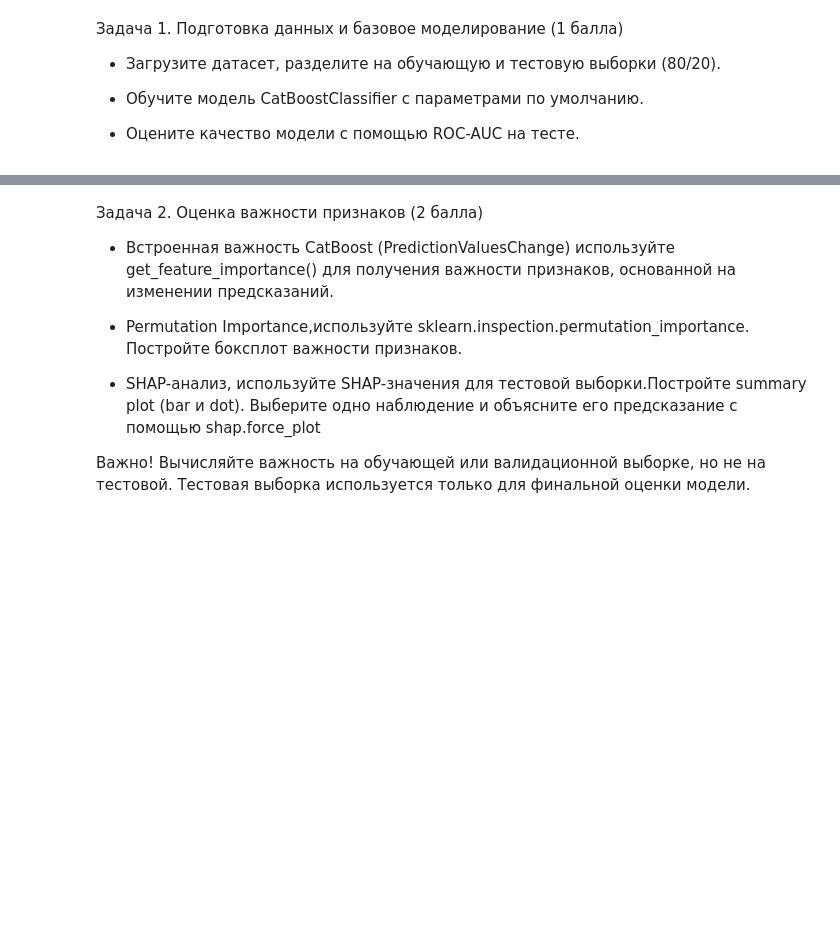
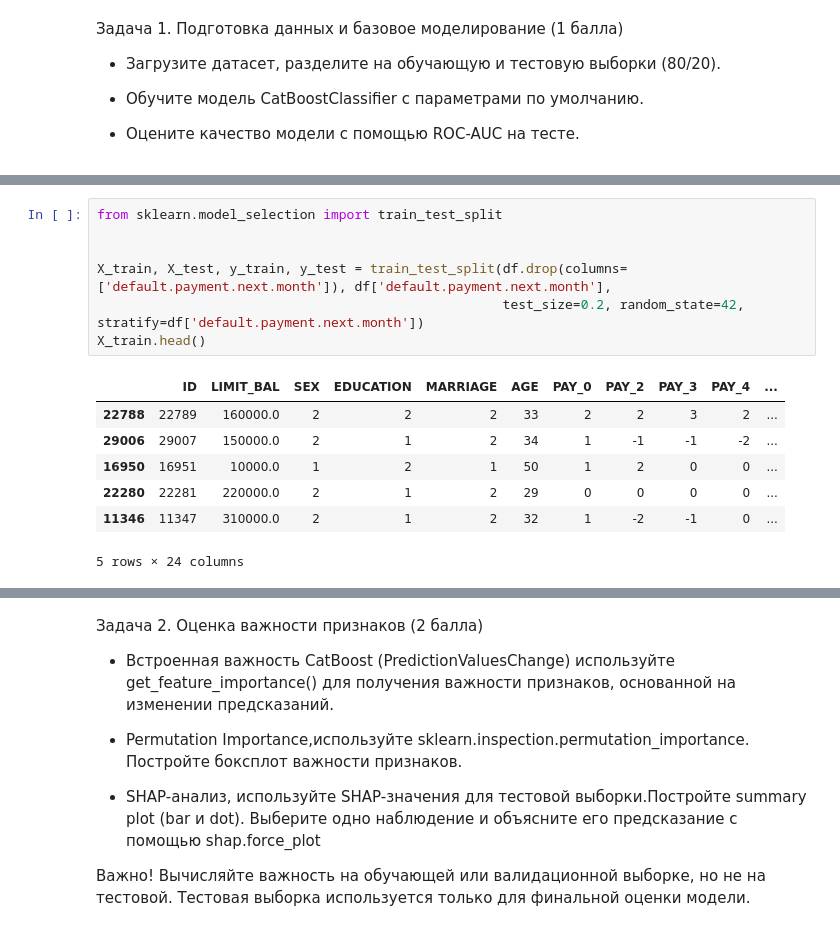
Before and after one commit to Lizavetka99/t-akademy, a Jupyter notebook: ml hw6/dz_ml_feature_importance.ipynb, the cells around one changed output, grey strips where cells are left out. Cells and saved outputs as stored; diff of their text form; blank space fills up the shorter version.

```diff
--- a/ml hw6/dz_ml_feature_importance.ipynb
+++ b/ml hw6/dz_ml_feature_importance.ipynb
@@ -30,0 +86,15 @@ Using Colab cache for faster access to the 'default-of-credit-card-clients-datas
+# %%
+from sklearn.model_selection import train_test_split
+
+
+X_train, X_test, y_train, y_test = train_test_split(df.drop(columns=['default.payment.next.month']), df['default.payment.next.month'],
+                                                    test_size=0.2, random_state=42, stratify=df['default.payment.next.month'])
+X_train.head()
+# %% [output]
+|  | ID | LIMIT_BAL | SEX | EDUCATION | MARRIAGE | AGE | PAY_0 | PAY_2 | PAY_3 | PAY_4 | ... |
+| 22788 | 22789 | 160000.0 | 2 | 2 | 2 | 33 | 2 | 2 | 3 | 2 | ... |
+| 29006 | 29007 | 150000.0 | 2 | 1 | 2 | 34 | 1 | -1 | -1 | -2 | ... |
+| 16950 | 16951 | 10000.0 | 1 | 2 | 1 | 50 | 1 | 2 | 0 | 0 | ... |
+| 22280 | 22281 | 220000.0 | 2 | 1 | 2 | 29 | 0 | 0 | 0 | 0 | ... |
+| 11346 | 11347 | 310000.0 | 2 | 1 | 2 | 32 | 1 | -2 | -1 | 0 | ... |
+5 rows × 24 columns
```
Also changed, not shown: parts of 6 cells of this notebook.
